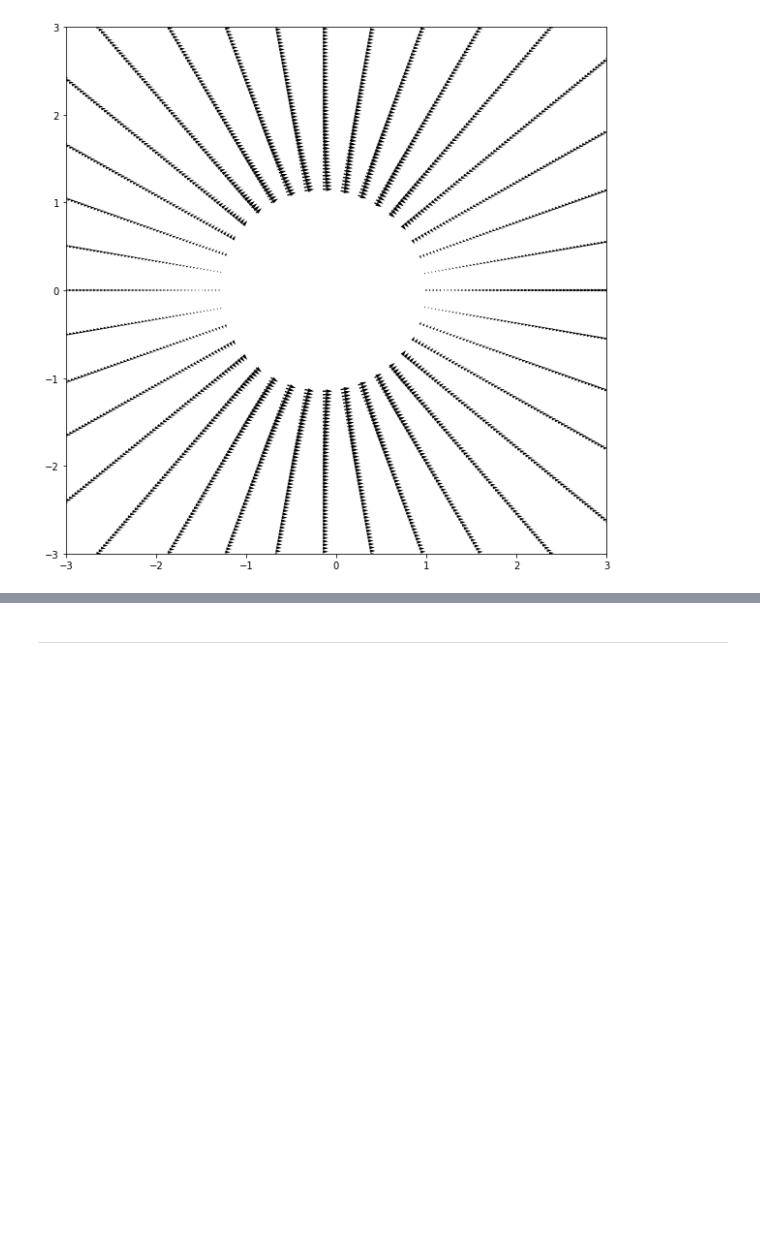
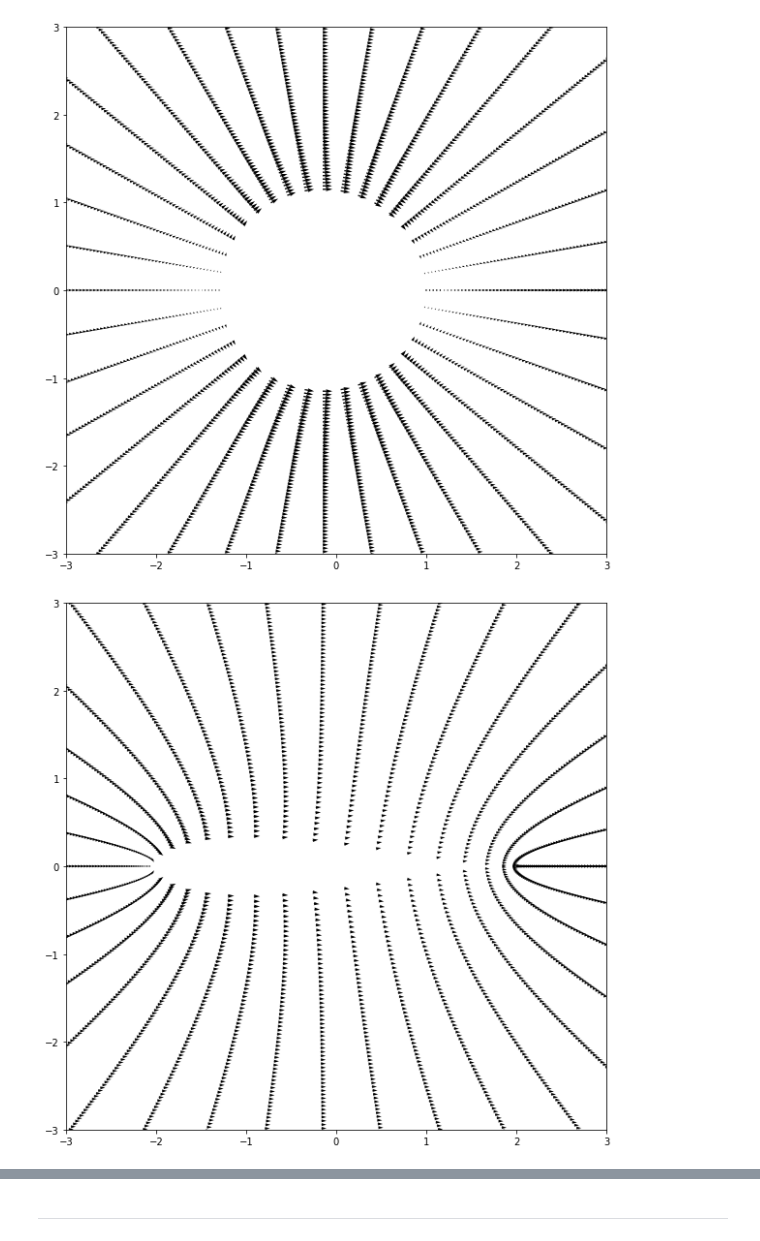
Before and after one commit to smmagic/MAE6226, a Jupyter notebook: Assignment_02.ipynb, the cells around one changed output, grey strips where cells are left out. Saved outputs shown, nothing was run; the diff lists cells and outputs as text; code cells hidden in the pictures; blank space fills up the shorter version.

```diff
--- a/Assignment_02.ipynb
+++ b/Assignment_02.ipynb
@@ -417,25 +417,31 @@ def get_stream_function_doublet(strength, xd, yd, X, Y):
 ## Flow Characteristics
 # %%
 ## Doublet info
-x_doublet = -0.15
-y_doublet = 0.0
+u_inf_Scalar = 1.0
 
-R_doublet = 1.15
-kappa = 2 * math.pi * u_inf * R**2
+kappa = 2 * math.pi * u_inf_Scalar * R**2
+u_doublet, v_doublet = get_velocity_doublet(kappa, xc, yc, x, y)
+u_inf = u_inf_Scalar * numpy.ones_like(u_doublet)
+v_inf = numpy.zeros_like(v_doublet)
 
-u_doublet, v_doublet = get_velocity_doublet(kappa, x_doublet, y_doublet, x, y)
-u_inf = 1 * numpy.ones_like(u_doublet)
-v_inf = numpy.zeros_like(v_doublet)
 
 u = u_doublet + u_inf
 v = v_doublet + v_inf
 
-psi_doublet, phi_doublet = get_stream_function_doublet(kappa, x_doublet, y_doublet, x,y)
+psi_doublet, phi_doublet = get_stream_function_doublet(kappa, xc, yc, x,y)
 psi_inf = u_inf * y
 phi_inf = u_inf * x
 
 psi = psi_doublet + psi_inf
 phi = phi_doublet + phi_inf
+
+dZetadZ = 1 - (c/z)**2
+wZ = u - 1j * v
+
+wZeta = wZ / dZetadZ
+
+cp = 1 - (u**2 + v**2) / u_inf_Scalar**2
+cp_Zeta = 1 - (numpy.real(wZeta)**2 + numpy.imag(wZeta)**2) / u_inf_Scalar**2
 # %% [markdown]
 ## Streamline Contour Plots
 # %%
@@ -458,3 +464,10 @@ pyplot.ylim(-3, 3);
 #pyplot.show
 # %% [output]
 [figure]
+# %%
+pyplot.figure(figsize=(10, 10))
+pyplot.quiver(numpy.real(zeta[0::2][0::2]), numpy.imag(zeta[0::2][0::2]), numpy.real(wZeta[0::2][0::2]), numpy.imag(wZeta[0::2][0::2]));
+pyplot.xlim(-3, 3);
+pyplot.ylim(-3, 3);
+# %% [output]
+[figure, added]
```
Also changed, not shown: parts of 11 cells of this notebook.
